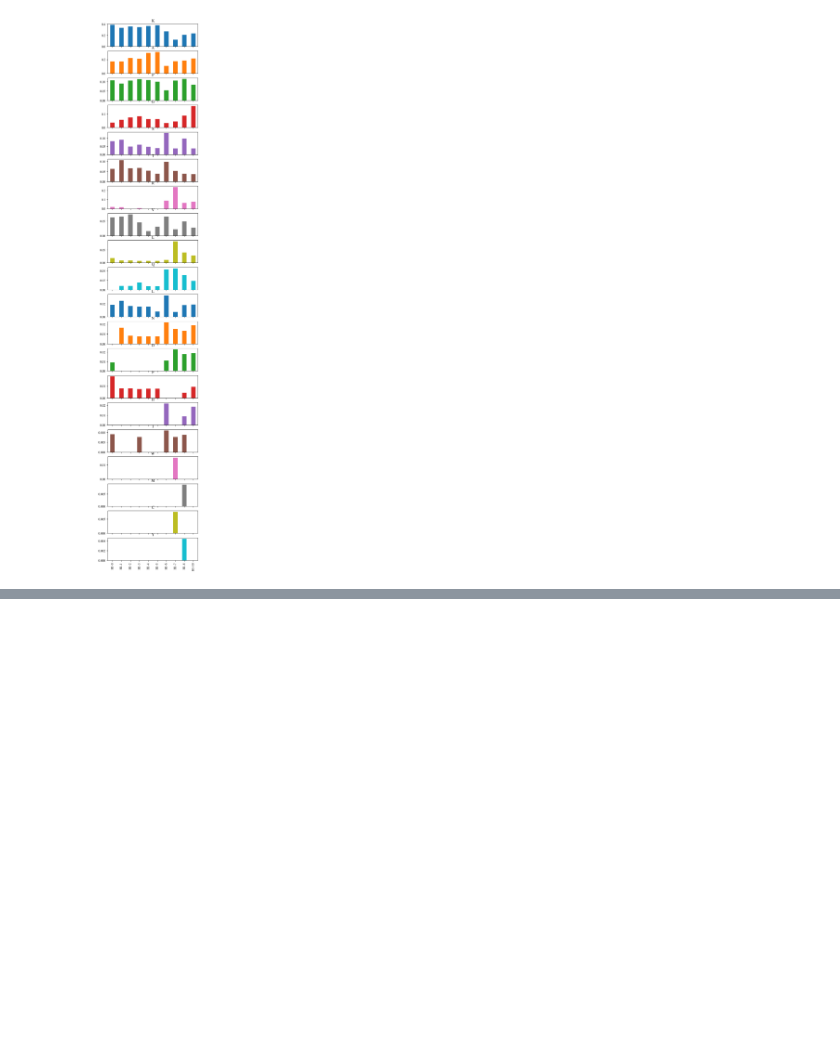
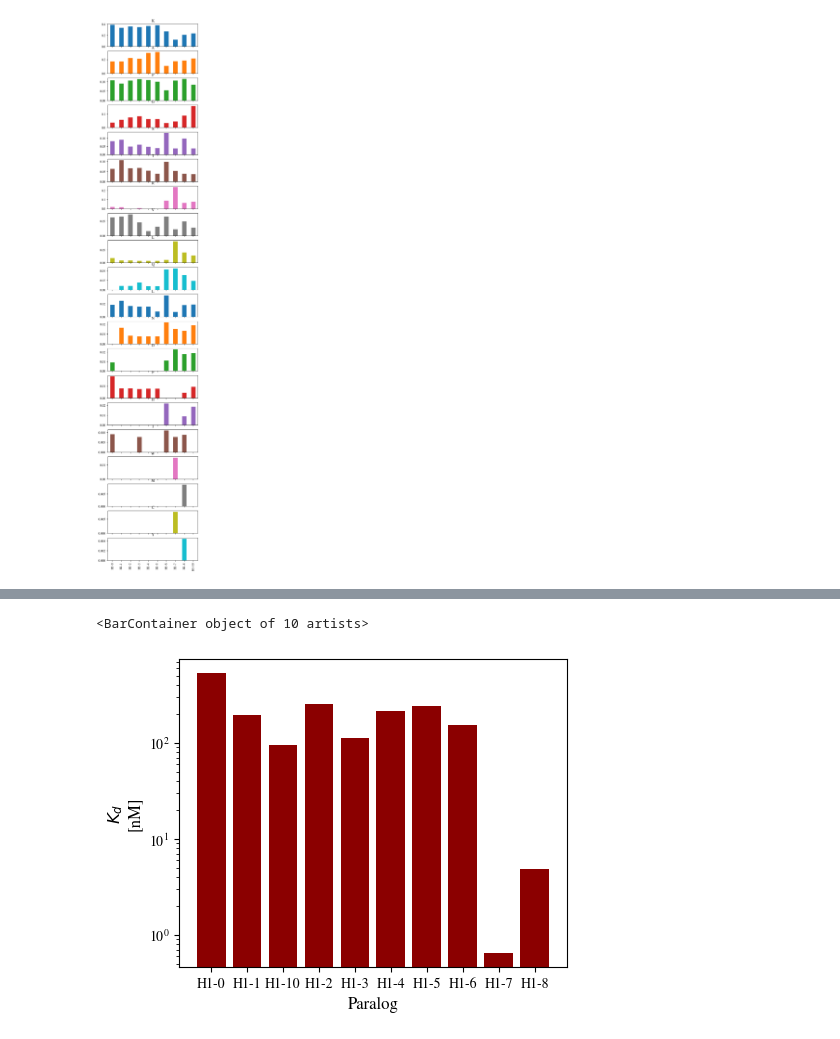
Before and after one commit to frederikespersen/OrthoIDP, a Jupyter notebook: exp/para_h1/para_h1.ipynb, the cells around one changed output, grey strips where cells are left out. Saved outputs shown, nothing was run; the diff lists cells and outputs as text; code cells hidden in the pictures; blank space fills up the shorter version.

```diff
--- a/exp/para_h1/para_h1.ipynb
+++ b/exp/para_h1/para_h1.ipynb
@@ -320,0 +374,13 @@ array([<Axes: title={'center': 'K'}>, <Axes: title={'center': 'A'}>,
+# %%
+# Plotting results
+plt.figure(figsize=(5,4))
+
+#plt.xlim(0,1)
+plt.xlabel("Paralog", fontsize=12)
+plt.ylabel("$K_d$\n[nM]", fontsize=12)
+plt.yscale('log')
+
+plt.bar(Kds[Kds.sampled].Paralog, Kds[Kds.sampled].Kd, color='darkred')
+# %% [output]
+<BarContainer object of 10 artists>
+[figure, added]
```
Also changed, not shown: parts of 12 cells of this notebook, 6 other files.
